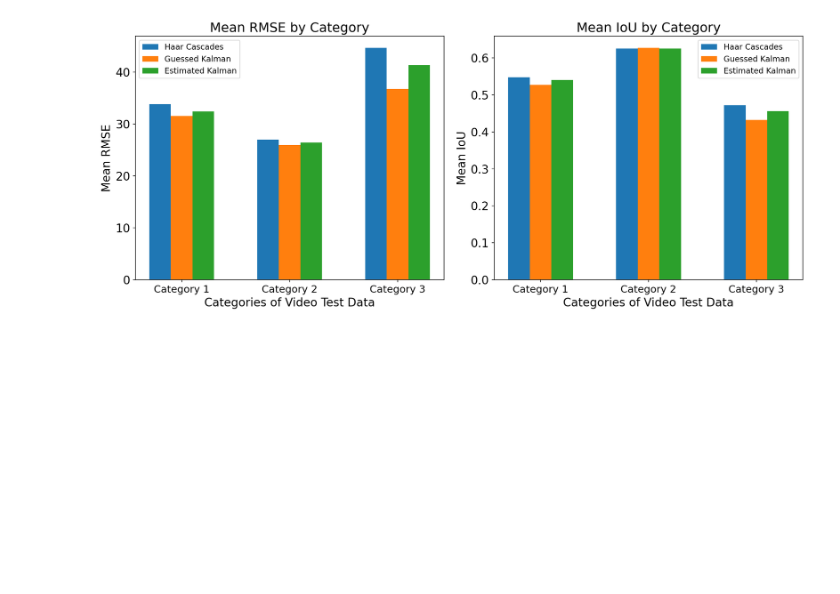
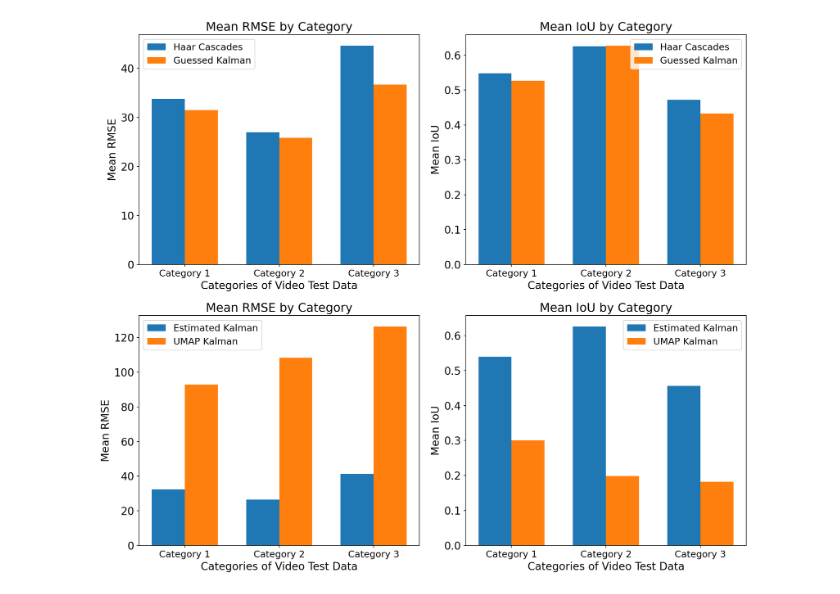
Before and after one commit to connor-mcbride/em-kalman-face-tracker, a Jupyter notebook: plotting.ipynb, the cells around one changed output. Cells and saved outputs as stored; diff of their text form; code cells hidden in the pictures; blank space fills up the shorter version.

Commit message:
added umap

```diff
--- a/plotting.ipynb
+++ b/plotting.ipynb
@@ -36,6 +36,10 @@ guessed_results_3 = {metric: [] for metric in metrics}
 estimated_results_1 = {metric: [] for metric in metrics}
 estimated_results_2 = {metric: [] for metric in metrics}
 estimated_results_3 = {metric: [] for metric in metrics}
+
+latent_results_1 = {metric: [] for metric in metrics}
+latent_results_2 = {metric: [] for metric in metrics}
+latent_results_3 = {metric: [] for metric in metrics}
 
 df = pd.read_csv('results/haar_results.csv')
 for id in df['video_id']:
@@ -78,6 +82,20 @@ for id in df['video_id']:
     if id in cat_3:
         estimated_results_3['rmse'].append(df[df['video_id'] == id]['rmse'].item())
         estimated_results_3['iou'].append(df[df['video_id'] == id]['mean_iou'].item())
+
+df = pd.read_csv('results/latent_results.csv')
+for id in df['video_id']:
+    if id in cat_1:
+        latent_results_1['rmse'].append(df[df['video_id'] == id]['rmse'].item())
+        latent_results_1['iou'].append(df[df['video_id'] == id]['mean_iou'].item())
+
+    if id in cat_2:
+        latent_results_2['rmse'].append(df[df['video_id'] == id]['rmse'].item())
+        latent_results_2['iou'].append(df[df['video_id'] == id]['mean_iou'].item())
+
+    if id in cat_3:
+        latent_results_3['rmse'].append(df[df['video_id'] == id]['rmse'].item())
+        latent_results_3['iou'].append(df[df['video_id'] == id]['mean_iou'].item())
 # %%
 categories = ['Category 1', 'Category 2', 'Category 3']
 haar_rmse_means = [np.mean(rmses) for rmses in [haar_results_1['rmse'],
@@ -92,6 +110,10 @@ estimated_rmse_means = [np.mean(rmses) for rmses in [estimated_results_1['rmse']
                                                      estimated_results_2['rmse'],
                                                      estimated_results_3['rmse']]]
 
+latent_rmse_means = [np.mean(rmses) for rmses in [latent_results_1['rmse'],
+                                                  latent_results_2['rmse'],
+                                                  latent_results_3['rmse']]]
+
 haar_iou_means = [np.mean(ious) for ious in [haar_results_1['iou'],
                                                 haar_results_2['iou'],
                                                 haar_results_3['iou']]]
@@ -99,42 +121,67 @@ haar_iou_means = [np.mean(ious) for ious in [haar_results_1['iou'],
 guessed_iou_means = [np.mean(ious) for ious in [guessed_results_1['iou'],
                                                    guessed_results_2['iou'],
                                                    guessed_results_3['iou']]]
 
 estimated_iou_means = [np.mean(ious) for ious in [estimated_results_1['iou'],
                                                      estimated_results_2['iou'],
                                                      estimated_results_3['iou']]]
 
+latent_iou_means = [np.mean(rmses) for rmses in [latent_results_1['iou'],
+                                                     latent_results_2['iou'],
+                                                     latent_results_3['iou']]]
+
 x = np.arange(len(categories))
-width = 0.2
+width = 0.35
 
 # 2. Use a layout engine to prevent overlapping labels
-fig, (ax1, ax2) = plt.subplots(1, 2, figsize=(14, 6), layout='tight')
+fig, ((ax1, ax2), (ax3, ax4)) = plt.subplots(2, 2, figsize=(14, 12), layout='tight')
 
 # Bar Plot 1
-ax1.bar(x - width, haar_rmse_means, width, label='Haar Cascades')
-ax1.bar(x, guessed_rmse_means, width, label='Guessed Kalman')
-ax1.bar(x + width, estimated_rmse_means, width, label='Estimated Kalman')
+ax1.bar(x - width/2, haar_rmse_means, width, label='Haar Cascades')
+ax1.bar(x + width/2, guessed_rmse_means, width, label='Guessed Kalman')
 
 ax1.set_xticks(x)
 ax1.set_xticklabels(categories)
-ax1.legend(fontsize=11)
+ax1.legend(fontsize=14)
 ax1.set_xlabel("Categories of Video Test Data")
 ax1.set_ylabel("Mean RMSE")
 ax1.set_title("Mean RMSE by Category")
 
 # Bar Plot 2
-ax2.bar(x - width, haar_iou_means, width, label='Haar Cascades')
-ax2.bar(x, guessed_iou_means, width, label='Guessed Kalman')
-ax2.bar(x + width, estimated_iou_means, width, label='Estimated Kalman')
+ax2.bar(x - width/2, haar_iou_means, width, label='Haar Cascades')
+ax2.bar(x + width/2, guessed_iou_means, width, label='Guessed Kalman')
 
 ax2.set_xticks(x)
 ax2.set_xticklabels(categories)
-ax2.legend(fontsize=11)
+ax2.legend(fontsize=14)
 ax2.set_xlabel("Categories of Video Test Data")
 ax2.set_ylabel("Mean IoU")
 ax2.set_title("Mean IoU by Category")
 
-plt.savefig('plots/category_metrics.pdf', bbox_inches='tight')
+# Bar Plot 3
+ax3.bar(x - width/2, estimated_rmse_means, width, label='Estimated Kalman')
+ax3.bar(x + width/2, latent_rmse_means, width, label='UMAP Kalman')
+
+ax3.set_xticks(x)
+ax3.set_xticklabels(categories)
+ax3.legend(fontsize=14)
+ax3.set_xlabel("Categories of Video Test Data")
+ax3.set_ylabel("Mean RMSE")
+ax3.set_title("Mean RMSE by Category")
+
+# Bar Plot 4
+ax4.bar(x - width/2, estimated_iou_means, width, label='Estimated Kalman')
+ax4.bar(x + width/2, latent_iou_means, width, label='UMAP Kalman')
+
+ax4.set_xticks(x)
+ax4.set_xticklabels(categories)
+ax4.legend(fontsize=14)
+ax4.set_xlabel("Categories of Video Test Data")
+ax4.set_ylabel("Mean IoU")
+ax4.set_title("Mean IoU by Category")
+
+plt.tight_layout()
+plt.savefig('plots/category_metrics.pdf', dpi=200, bbox_inches='tight')
 plt.show()
 # %% [output]
-[figure, old version]
+[figure, new version]
```
Also changed, not shown: 9 other files.
